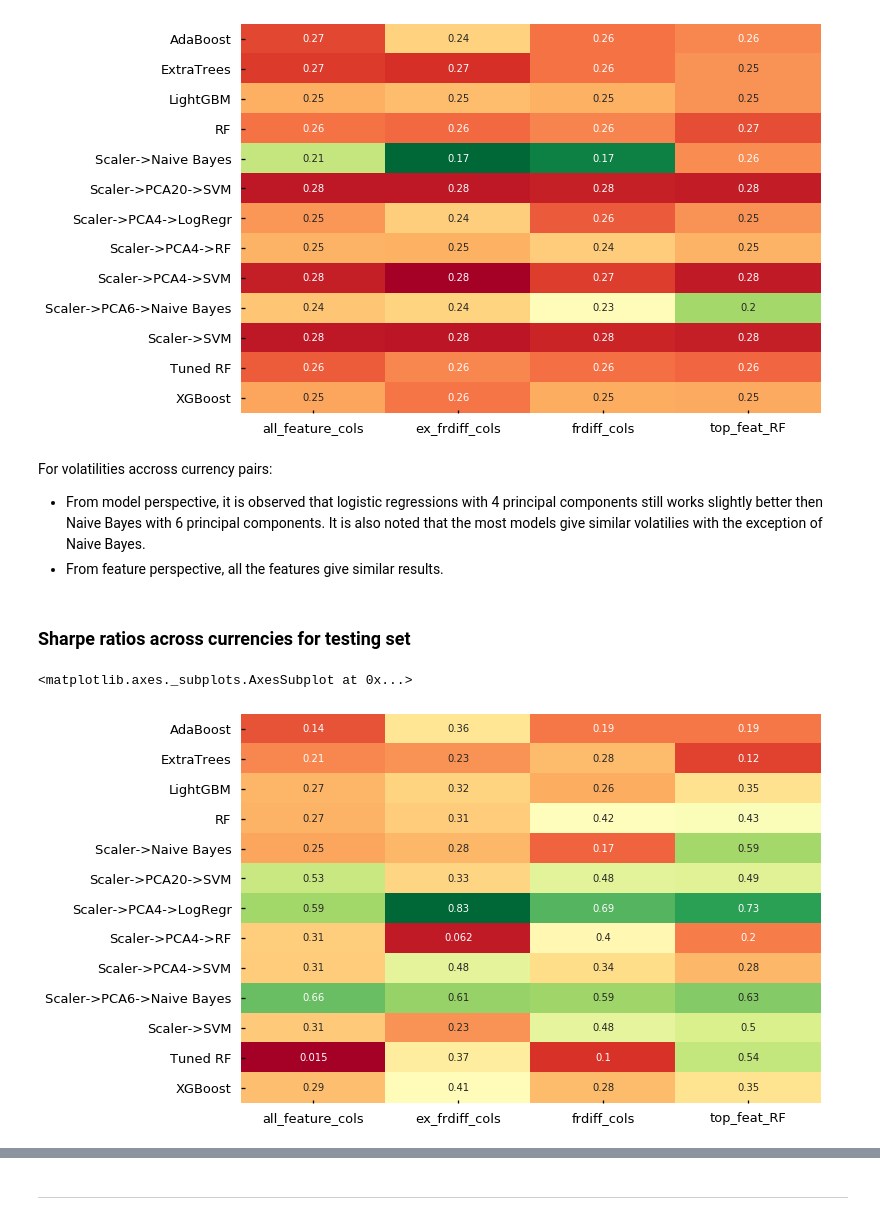
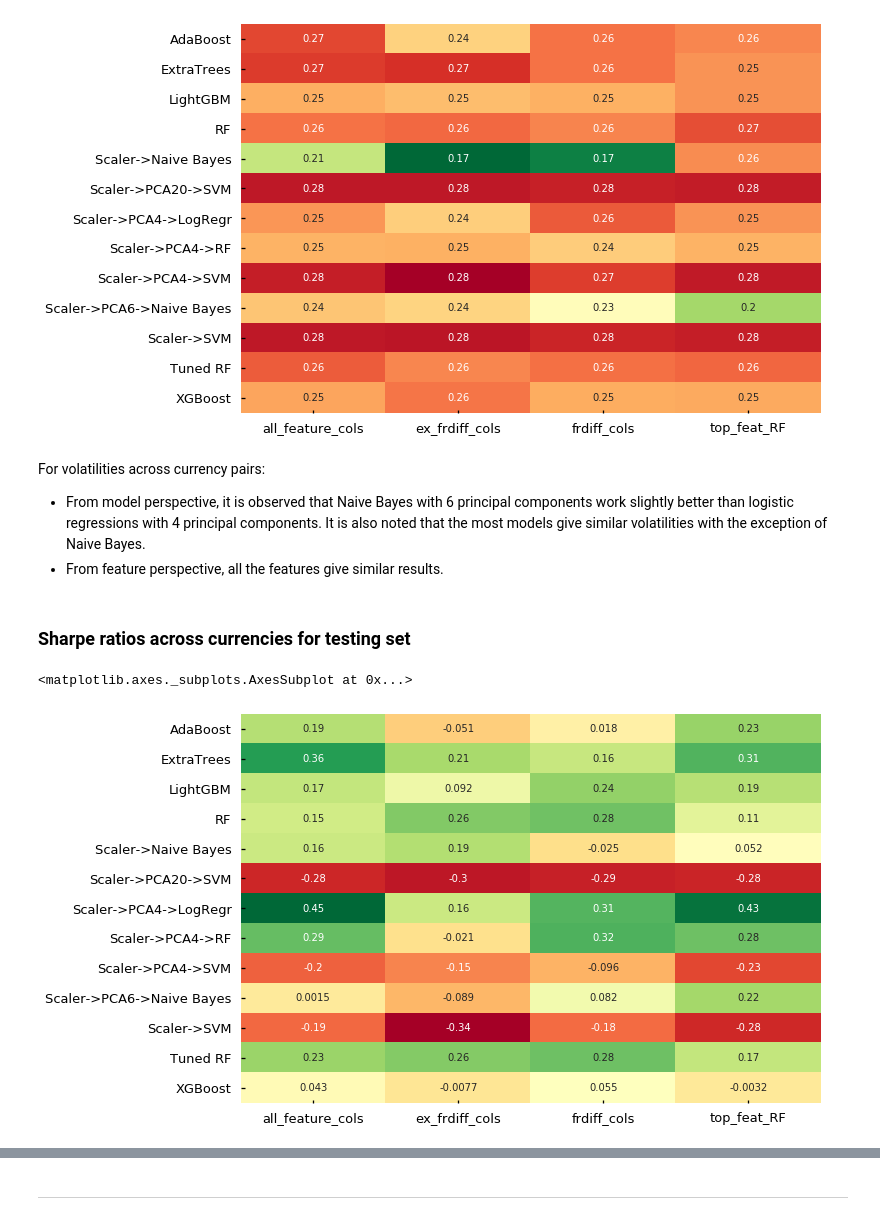
Before and after one commit to schigrinov/capstone, a Jupyter notebook: notebooks/WQU Capstone - Notebook 7 - Building an ensemble and testing.ipynb, the cells around one changed output, grey strips where cells are left out. Cells and saved outputs as stored; diff of their text form; code cells hidden in the pictures.

Commit message:
update training/validation/testing results

```diff
--- a/notebooks/WQU Capstone - Notebook 7 - Building an ensemble and testing.ipynb
+++ b/notebooks/WQU Capstone - Notebook 7 - Building an ensemble and testing.ipynb
@@ -373,15 +373,15 @@ sns.heatmap(pd.concat([pd.DataFrame(v) for k,v in vol_test.items()]).groupby(lev
 <matplotlib.axes._subplots.AxesSubplot at 0x...>
 [figure]
 # %% [markdown]
-For volatilities accross currency pairs:
-- From model perspective, it is observed that logistic regressions with 4 principal components still works slightly better then Naive Bayes with 6 principal components. It is also noted that the most models give similar volatilies with the exception of Naive Bayes.
+For volatilities across currency pairs:
+- From model perspective, it is observed that Naive Bayes with 6 principal components work slightly better than logistic regressions with 4 principal components. It is also noted that the most models give similar volatilities with the exception of Naive Bayes.
 - From feature perspective, all the features give similar results.
 # %% [markdown]
 ### Sharpe ratios across currencies for testing set
 # %%
-sns.heatmap(pd.concat([pd.DataFrame(v) for k,v in sharp_valid.items()]).groupby(level=0).mean(),
+sns.heatmap(pd.concat([pd.DataFrame(v) for k,v in sharp_test.items()]).groupby(level=0).mean(),
             annot=True, cbar=False, cmap="RdYlGn")
 # %% [output]
 <matplotlib.axes._subplots.AxesSubplot at 0x...>
-[figure, old version]
+[figure, new version]
 # %% [markdown]
```
Also changed, not shown: parts of 92 cells of this notebook.
